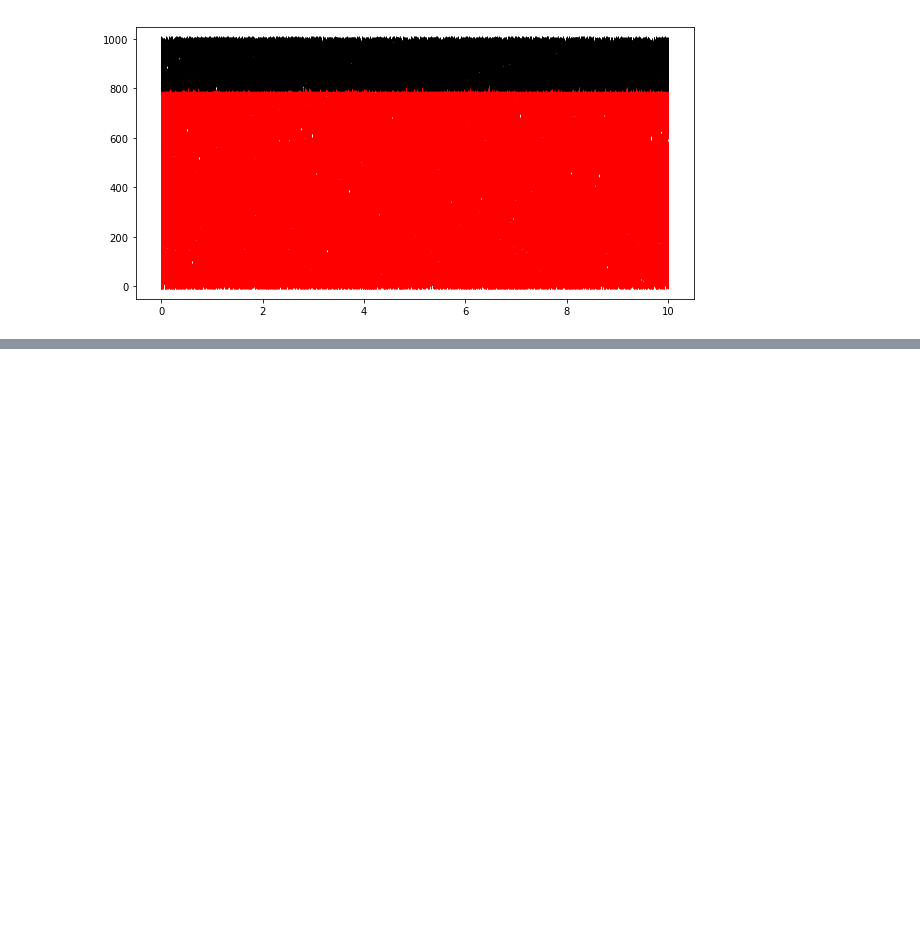
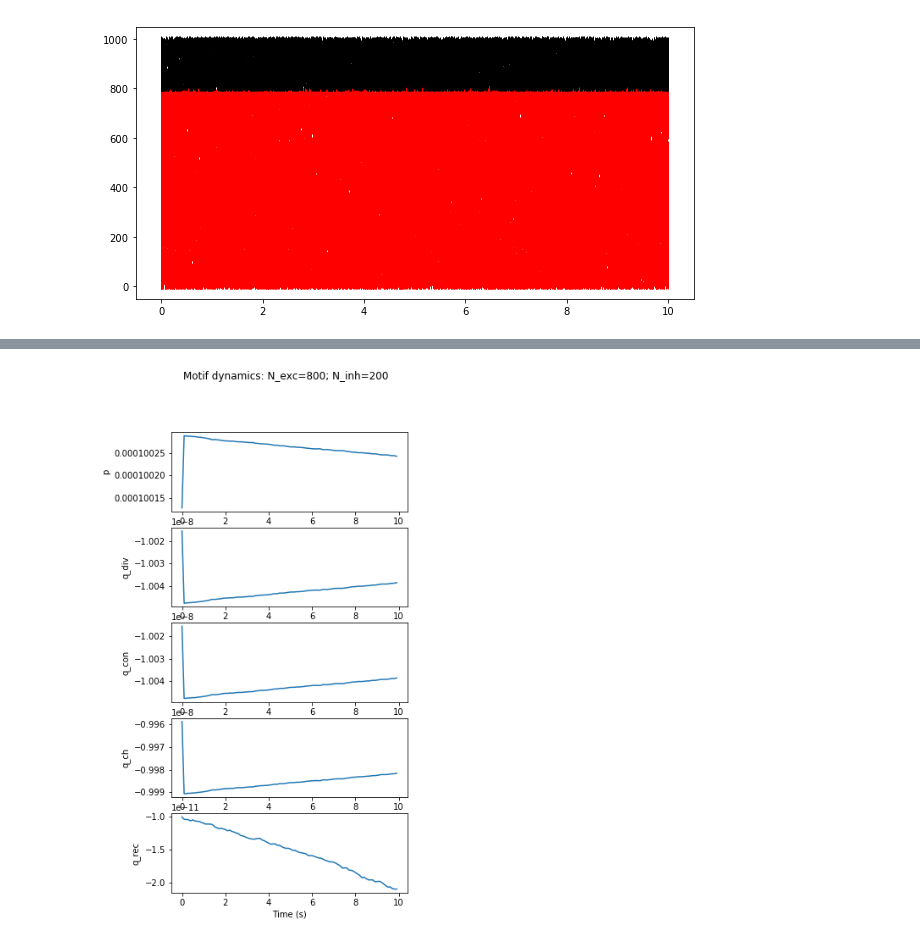
Before and after one commit to briardoty/ocker-stdp-motifs, a Jupyter notebook: iei_motifs.ipynb, the cells around one changed output, grey strips where cells are left out. Cells and saved outputs as stored; diff of their text form; code cells hidden in the pictures; blank space fills up the shorter version.

```diff
--- a/iei_motifs.ipynb
+++ b/iei_motifs.ipynb
@@ -261,6 +263,8 @@ plot_all_motif_dynamics2(w_mon_exc, w_mon_inh, synapses_exc, synapses_inh, N_exc
 # %%
 # figure 7
-plot_motif_dynamics2(w_mon_exc, w_mon_inh, synapses_exc, synapses_inh, N_exc, N_inh, save_fig=True)
+plot_motif_dynamics2(w_mon_exc, w_mon_inh, synapses_exc, synapses_inh, N_exc, N_inh, save_fig=False)
+# %% [output]
+[figure, added]
 # %%
 # just inhibitory motifs
 plot_motif_dynamics(w_mon_inh, synapses_inh, N_network, False)
```
Also changed, not shown: parts of 2 cells of this notebook, 5 other files.
